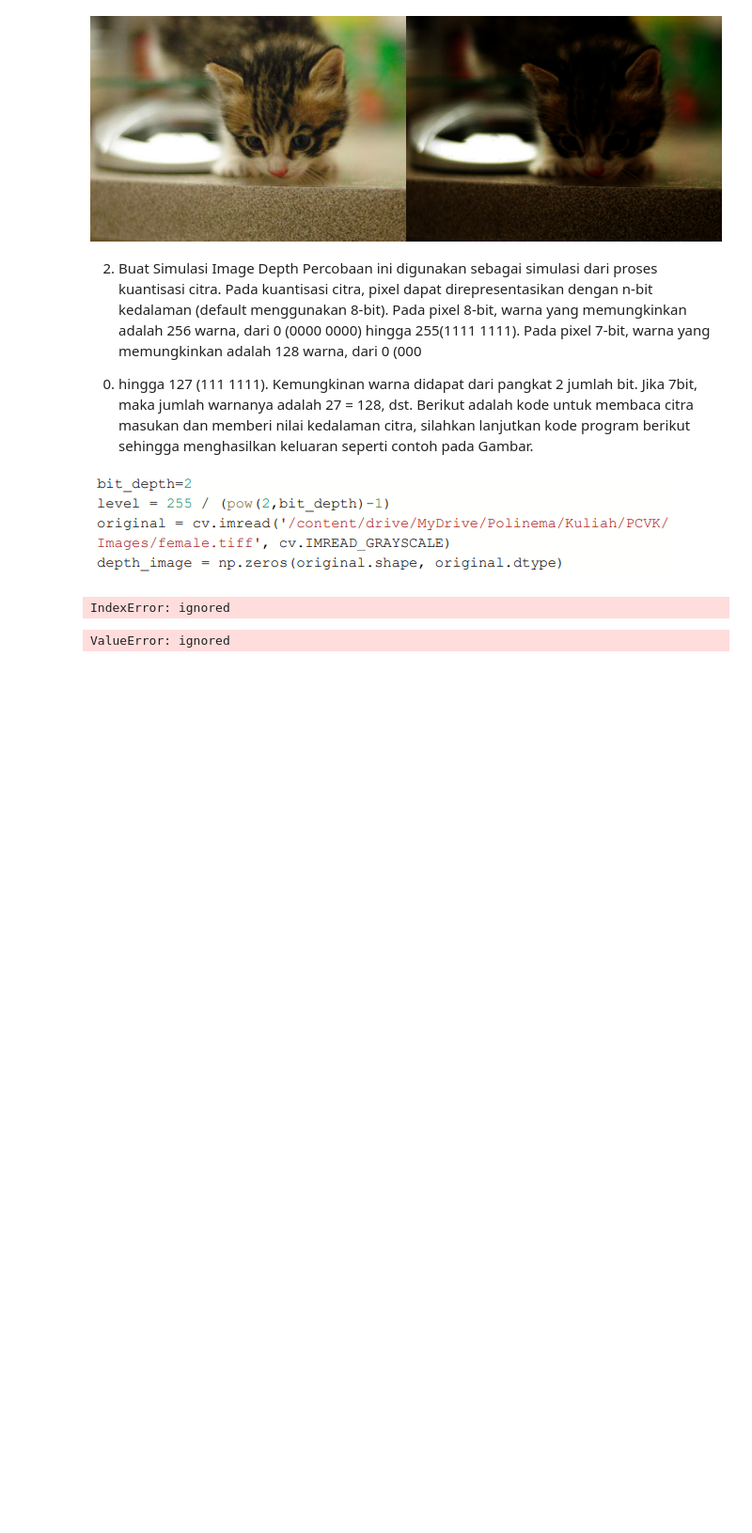
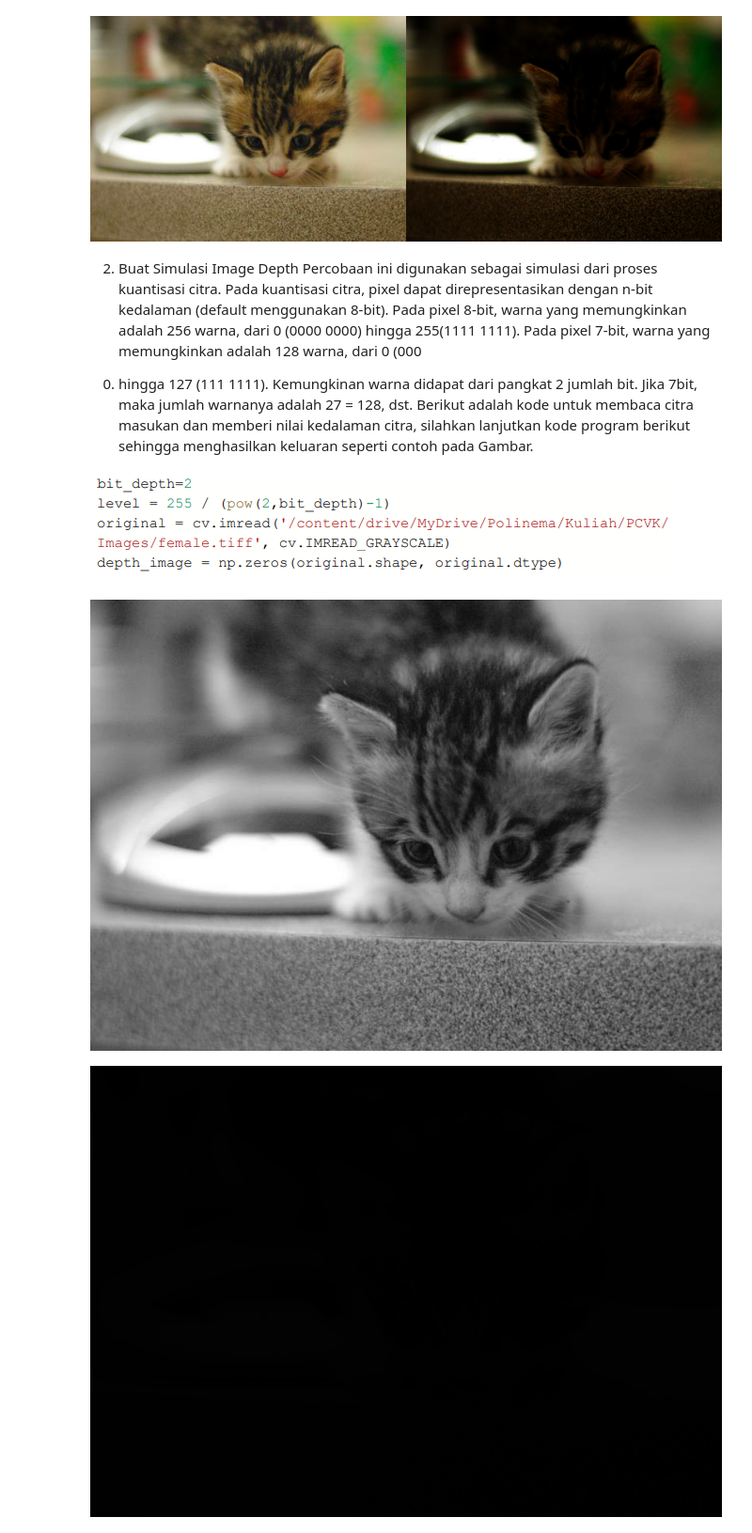
Before and after one commit to gabrieldimas/pcvk-study-2023, a Jupyter notebook: Week5.ipynb, the cells around one changed output. Shown at 94% size. Saved outputs shown, nothing was run; the diff lists cells and outputs as text; code cells hidden in the pictures; blank space fills up the shorter version.

```diff
--- a/Week5.ipynb
+++ b/Week5.ipynb
@@ -55,39 +55,16 @@ silahkan lanjutkan kode program berikut sehingga menghasilkan keluaran seperti c
 pada Gambar.
 
 ![image.png](embedded-picture-1)
-# %%
-bit_depth = 2
-original = cv.imread('/content/drive/MyDrive/Kuliah/PCVK/assets/catto.jfif', cv.IMREAD_GRAYSCALE)
-gamma_image = np.zeros(original.shape, original.dtype)
-
-bit = 2**bit_depth
-level = 255 / (bit - 1)
-
-for y in range(original.shape[0]):
-  for x in range(original.shape[1]):
-    for c in range(original.shape[2]):
-     gamma_image[y,x,c] = np.clip(round(original[y,x,c] / level) * level, 0, 255);
-
-final_frame = cv.hconcat((original, gamma_image))
-cv2_imshow(final_frame)
-# %% [output]
-IndexError: ignored
-# %%
-# Baca gambar asli
-image = cv.imread('/content/drive/MyDrive/Kuliah/PCVK/assets/catto.jfif')  # Ganti 'image.jpg' dengan path gambar Anda
-
-# Buat maska dengan bentuk yang sesuai dengan gambar asli
-mask = np.zeros(image.shape[:2], dtype=np.uint8)
-cv.circle(mask, (250, 250), 100, 255, -1)  # Contoh: Membuat lingkaran sebagai maska
-
-# Gunakan maska untuk memodifikasi gambar asli
-masked_image = cv.bitwise_and(image, image, mask=mask)
-
-# Tampilkan gambar asli dan hasil masking
-# cv2_imshow(image)
-# cv2_imshow(mask)
-# cv2_imshow(masked_image)
-concatenated_image = np.hstack((image, mask, masked_image))
-cv2_imshow(concatenated_image)
-# %% [output]
-ValueError: ignored
+# %%
+bit_depth=2
+level = 255 / (pow(2,bit_depth)-1)
+original = cv.imread('/content/drive/MyDrive/Kuliah/PCVK/assets/catto.jfif', cv.IMREAD_GRAYSCALE)
+depth_image = np.zeros(original.shape, dtype=np.uint8)
+depth_image[:] = (original / level).astype(np.uint8)
+
+# Tampilkan citra masukan dan citra kedalaman
+cv2_imshow(original)
+cv2_imshow(depth_image)
+# %% [output]
+[figure, added]
+[figure, added]
```
